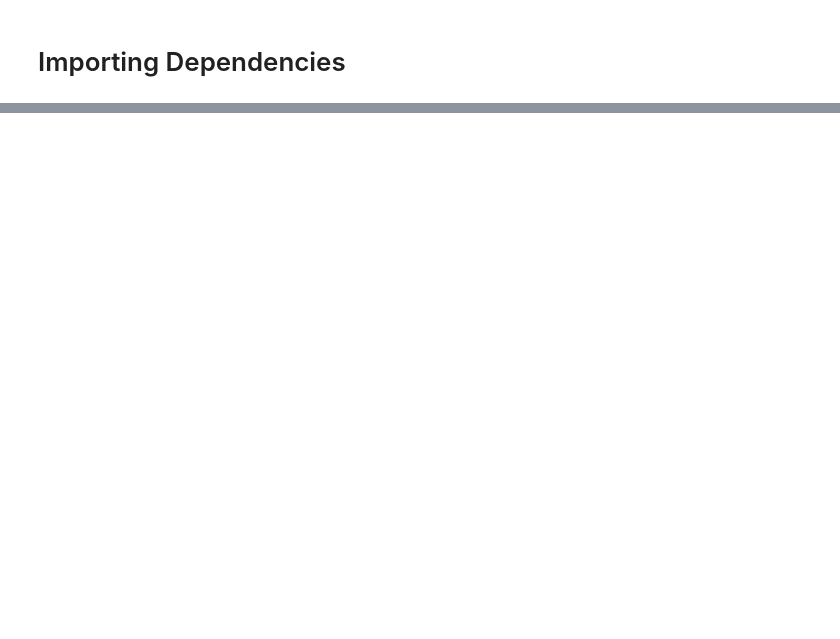
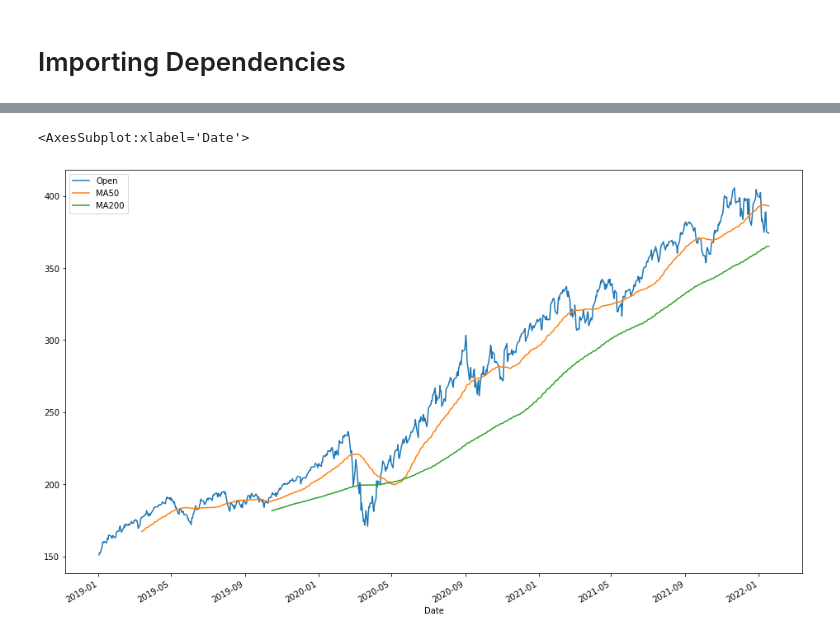
Before and after one commit to gaben3722/Time-Series-Project-Finance-Data, a Jupyter notebook: Untitled.ipynb, the cells around one changed output, grey strips where cells are left out. Drawn from its saved outputs; the diff is of its cells as text; code cells hidden in the pictures; blank space fills up the shorter version.

```diff
--- a/Untitled.ipynb
+++ b/Untitled.ipynb
@@ -28,0 +39,7 @@ QQQ.head()
+# %%
+QQQ['MA50'] = QQQ['Open'].rolling(50).mean()
+QQQ['MA200'] = QQQ['Open'].rolling(200).mean()
+QQQ[['Open','MA50','MA200']].plot(figsize = (16,10))
+# %% [output]
+<AxesSubplot:xlabel='Date'>
+[figure, added]
```
Also changed, not shown: parts of 3 cells of this notebook.
